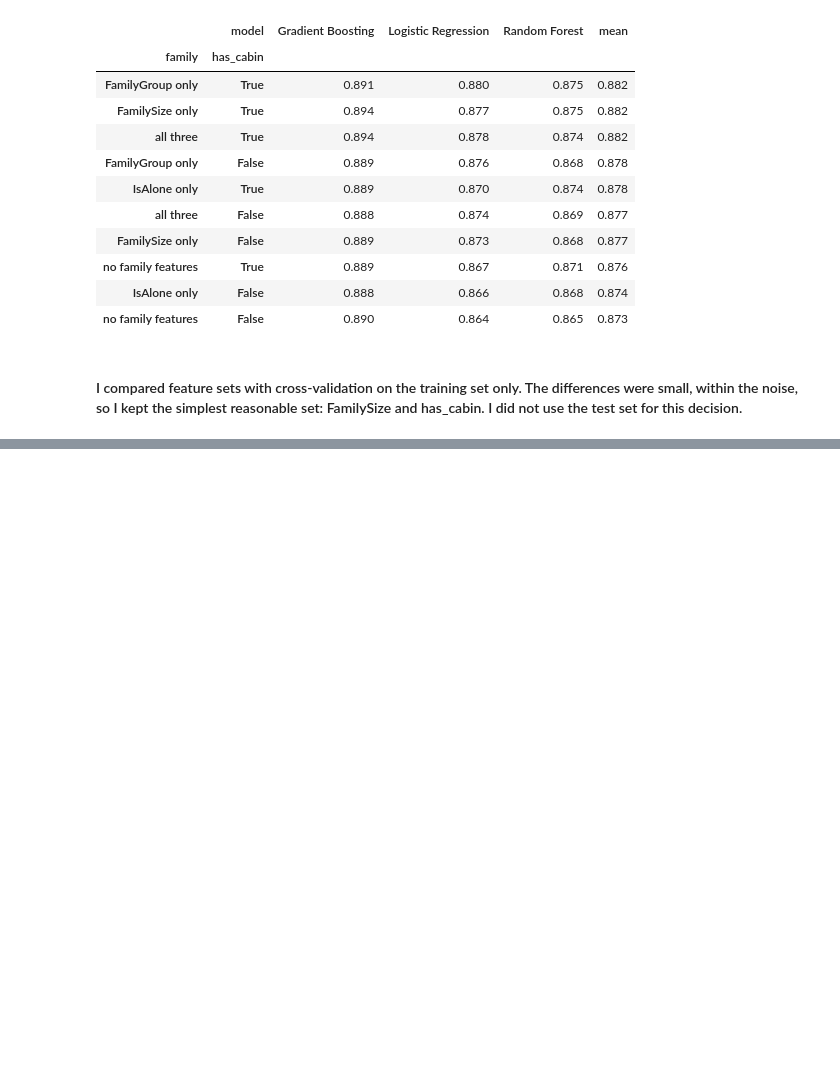
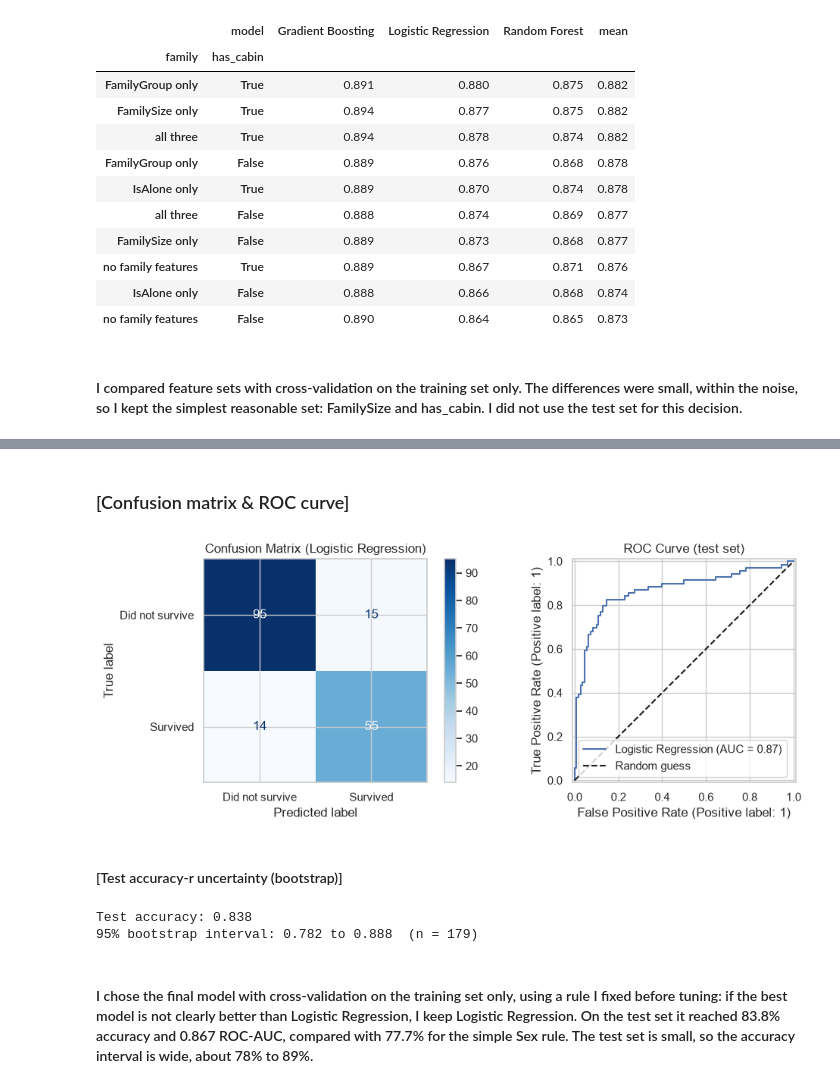
Before and after one commit to Tariqul-stack/titanic-survival-prediction, a Jupyter notebook: notebooks/03_modeling.ipynb, the cells around one changed output, grey strips where cells are left out. Drawn from its saved outputs; the diff is of its cells as text; code cells hidden in the pictures; blank space fills up the shorter version.

Commit message:
Add tuning and final evaluation

```diff
--- a/notebooks/03_modeling.ipynb
+++ b/notebooks/03_modeling.ipynb
@@ -200,0 +283,30 @@ auc_table.sort_values("mean", ascending=False).round(3)
+# %%
+from sklearn.metrics import (accuracy_score, precision_score, recall_score,
+                             roc_auc_score, classification_report)
+
+final_model = tuned[final_name].best_estimator_
+y_pred = final_model.predict(X_te)
+y_proba = final_model.predict_proba(X_te)[:, 1]
+
+
+def summarize(y_true, pred, proba=None):
+    return {
+        "accuracy": accuracy_score(y_true, pred),
+        "precision": precision_score(y_true, pred, zero_division=0),
+        "recall": recall_score(y_true, pred),
+        "f1": f1_score(y_true, pred),
+        "roc_auc": roc_auc_score(y_true, proba) if proba is not None else np.nan,
+    }
+
+
+sex_rule_test = X_test["Sex_female"].to_numpy()
+majority_test = np.zeros(len(y_test), dtype=int)
+
+test_results = pd.DataFrame({
+    f"{final_name} (tuned)": summarize(y_test, y_pred, y_proba),
+    "Sex rule": summarize(y_test, sex_rule_test),
+    "Always 'did not survive'": summarize(y_test, majority_test),
+}).T.round(3)
+
+display(test_results)
+print(classification_report(y_test, y_pred, target_names=["Did not survive", "Survived"]))
@@ -200,0 +326,36 @@ auc_table.sort_values("mean", ascending=False).round(3)
+# %% [markdown]
+### [Confusion matrix & ROC curve]
+# %%
+from sklearn.metrics import ConfusionMatrixDisplay, RocCurveDisplay
+
+fig, axes = plt.subplots(1, 2, figsize=(11, 4))
+ConfusionMatrixDisplay.from_predictions(
+    y_test, y_pred, display_labels=["Did not survive", "Survived"],
+    cmap="Blues", ax=axes[0])
+axes[0].set_title(f"Confusion Matrix ({final_name})")
+RocCurveDisplay.from_predictions(y_test, y_proba, ax=axes[1], name=final_name)
+axes[1].plot([0, 1], [0, 1], "k--", label="Random guess")
+axes[1].legend()
+axes[1].set_title("ROC Curve (test set)")
+plt.tight_layout()
+plt.show()
+# %% [output]
+[figure, added]
+# %% [markdown]
+#### [Test accuracy-r uncertainty (bootstrap)]
+# %%
+rng = np.random.default_rng(RANDOM_STATE)
+y_true_arr = y_test.to_numpy()
+boot = []
+for _ in range(2000):
+    idx = rng.integers(0, len(y_true_arr), len(y_true_arr))
+    boot.append((y_pred[idx] == y_true_arr[idx]).mean())
+
+low, high = np.percentile(boot, [2.5, 97.5])
+print(f"Test accuracy: {accuracy_score(y_test, y_pred):.3f}")
+print(f"95% bootstrap interval: {low:.3f} to {high:.3f}  (n = {len(y_test)})")
+# %% [output]
+Test accuracy: 0.838
+95% bootstrap interval: 0.782 to 0.888  (n = 179)
+# %% [markdown]
+#### I chose the final model with cross-validation on the training set only, using a rule I fixed before tuning: if the best model is not clearly better than Logistic Regression, I keep Logistic Regression. On the test set it reached 83.8% accuracy and 0.867 ROC-AUC, compared with 77.7% for the simple Sex rule. The test set is small, so the accuracy interval is wide, about 78% to 89%.
```
Also changed, not shown: parts of 10 cells of this notebook, 1 other file.
